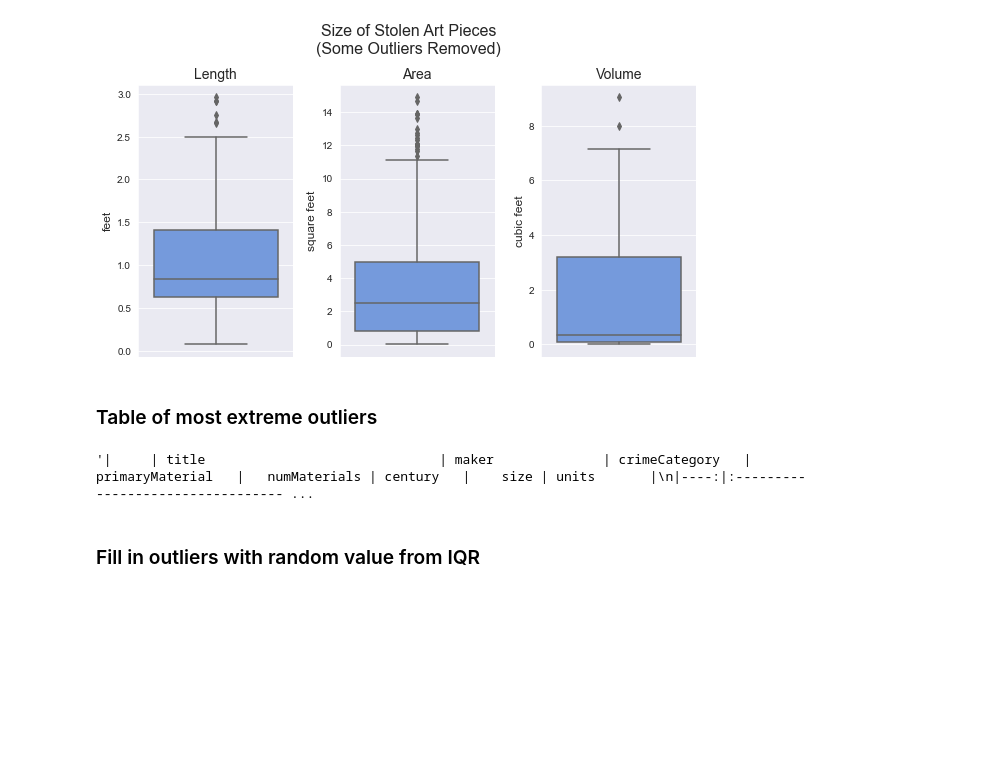
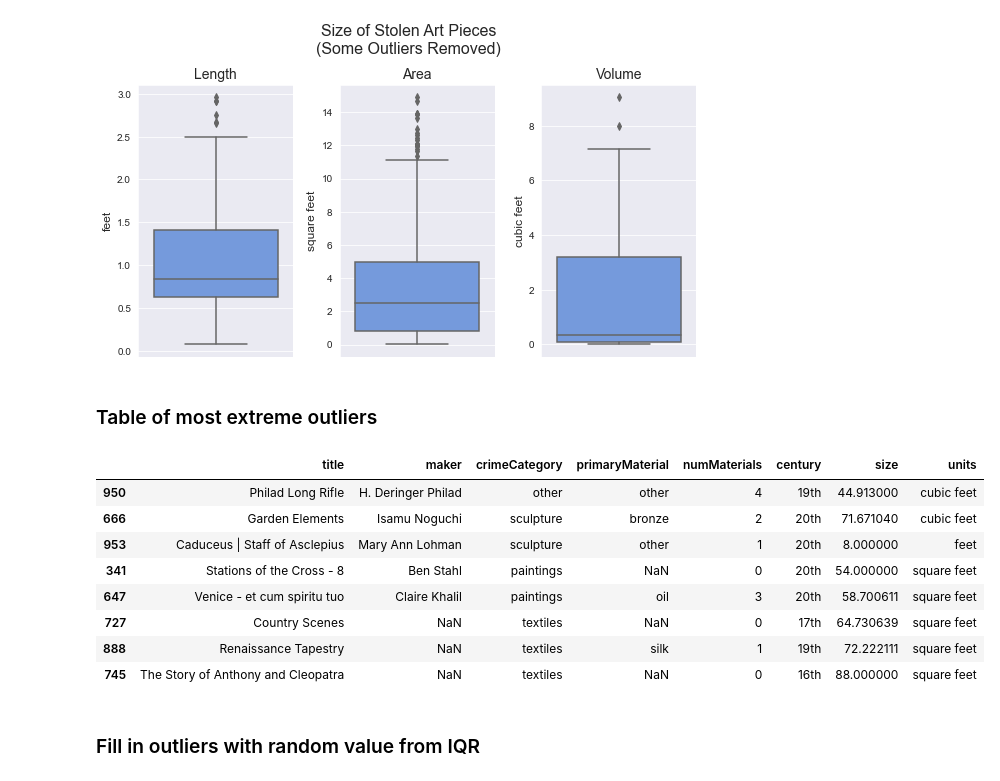
Before and after one commit to emwight/artscraper, a Jupyter notebook: eda.ipynb, the cells around one changed output. Saved outputs shown, nothing was run; the diff lists cells and outputs as text; code cells hidden in the pictures; blank space fills up the shorter version.

Commit message:
Add tables to EDA

```diff
--- a/eda.ipynb
+++ b/eda.ipynb
@@ -68,9 +69,17 @@ sizeplot([one[one < 3], two[two < 15], three[three < 10]],
 ### Table of most extreme outliers
 # %%
 outliers = thievery[((thievery['units'] == 'feet') & (thievery['size'] > 5)) | ((thievery['units'] == 'square feet') & (thievery['size'] > 40)) | ((thievery['units'] == 'cubic feet') & (thievery['size'] > 40))].sort_values(by=['units','size'])
-outliers.to_markdown()
+display(HTML(outliers.to_html()))
 # %% [output]
-'|     | title                              | maker              | crimeCategory   | primaryMaterial   |   numMaterials | century   |    size | units       |\n|----:|:--------------------------------- ...
+|  | title | maker | crimeCategory | primaryMaterial | numMaterials | century | size | units |
+| 950 | Philad Long Rifle | H. Deringer Philad | other | other | 4 | 19th | 44.913000 | cubic feet |
+| 666 | Garden Elements | Isamu Noguchi | sculpture | bronze | 2 | 20th | 71.671040 | cubic feet |
+| 953 | Caduceus | Staff of Asclepius | Mary Ann Lohman | sculpture | other | 1 | 20th | 8.000000 | feet |
+| 341 | Stations of the Cross - 8 | Ben Stahl | paintings | NaN | 0 | 20th | 54.000000 | square feet |
+| 647 | Venice - et cum spiritu tuo | Claire Khalil | paintings | oil | 3 | 20th | 58.700611 | square feet |
+| 727 | Country Scenes | NaN | textiles | NaN | 0 | 17th | 64.730639 | square feet |
+| 888 | Renaissance Tapestry | NaN | textiles | silk | 1 | 19th | 72.222111 | square feet |
+| 745 | The Story of Anthony and Cleopatra | NaN | textiles | NaN | 0 | 16th | 88.000000 | square feet |
 # %% [markdown]
 ### Fill in outliers with random value from IQR
 # %%
```
Also changed, not shown: parts of 4 cells of this notebook, 2 other files.
